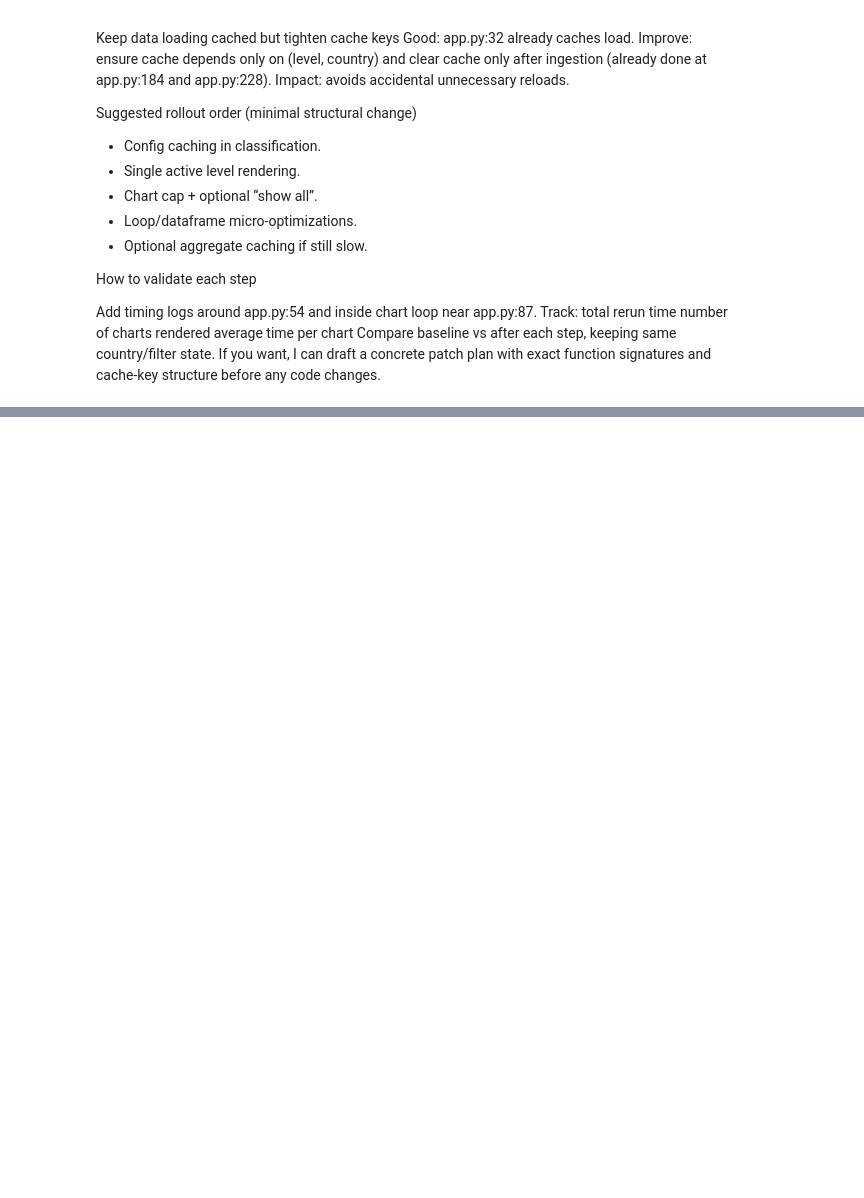
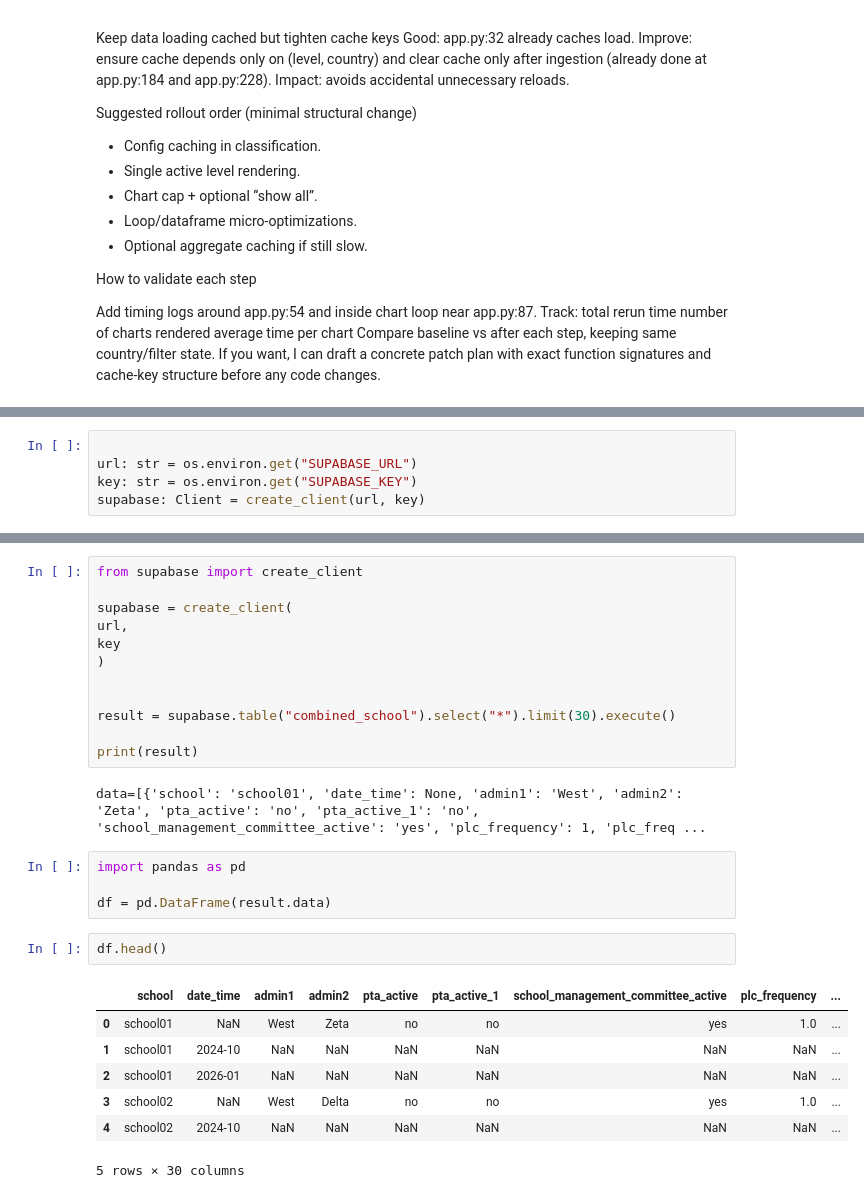
Before and after one commit to fergal-turner/mwm_poc_v2, a Jupyter notebook: notebooks/test_notebook.ipynb, the cells around one changed output, grey strips where cells are left out. Cells and saved outputs as stored; diff of their text form; blank space fills up the shorter version.

```diff
--- a/notebooks/test_notebook.ipynb
+++ b/notebooks/test_notebook.ipynb
@@ -199,0 +225,5 @@ If you want, I can draft a concrete patch plan with exact function signatures an
+# %%
+
+url: str = os.environ.get("SUPABASE_URL")
+key: str = os.environ.get("SUPABASE_KEY")
+supabase: Client = create_client(url, key)
@@ -199,0 +273,28 @@ If you want, I can draft a concrete patch plan with exact function signatures an
+# %%
+from supabase import create_client
+
+supabase = create_client(
+url,
+key
+)
+
+
+result = supabase.table("combined_school").select("*").limit(30).execute()
+
+print(result)
+# %% [output]
+data=[{'school': 'school01', 'date_time': None, 'admin1': 'West', 'admin2': 'Zeta', 'pta_active': 'no', 'pta_active_1': 'no', 'school_management_committee_active': 'yes', 'plc_frequency': 1, 'plc_freq ...
+# %%
+import pandas as pd
+
+df = pd.DataFrame(result.data)
+# %%
+df.head()
+# %% [output]
+|  | school | date_time | admin1 | admin2 | pta_active | pta_active_1 | school_management_committee_active | plc_frequency | ... |
+| 0 | school01 | NaN | West | Zeta | no | no | yes | 1.0 | ... |
+| 1 | school01 | 2024-10 | NaN | NaN | NaN | NaN | NaN | NaN | ... |
+| 2 | school01 | 2026-01 | NaN | NaN | NaN | NaN | NaN | NaN | ... |
+| 3 | school02 | NaN | West | Delta | no | no | yes | 1.0 | ... |
+| 4 | school02 | 2024-10 | NaN | NaN | NaN | NaN | NaN | NaN | ... |
+5 rows × 30 columns
```
Also changed, not shown: parts of 20 cells of this notebook, 7 other files.
